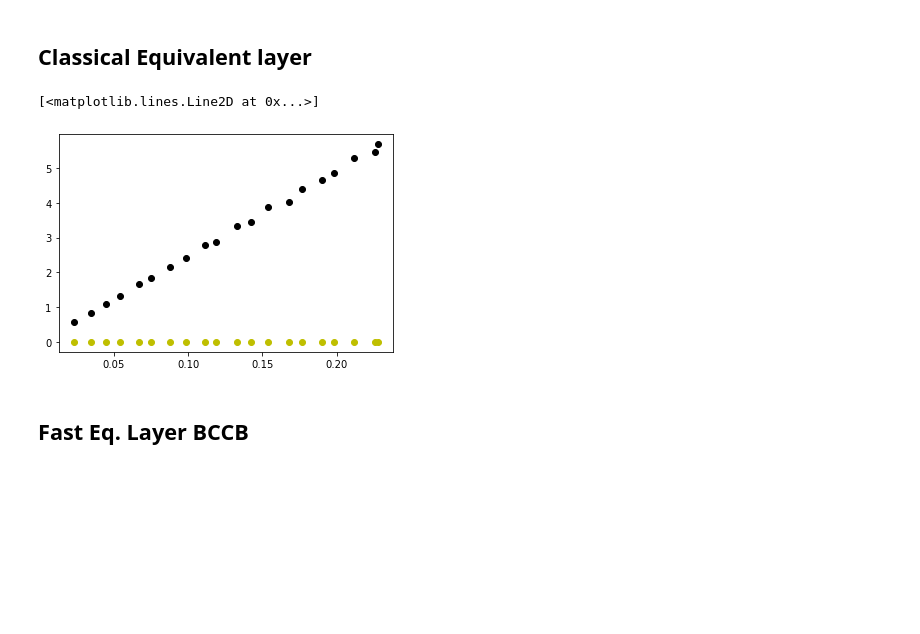
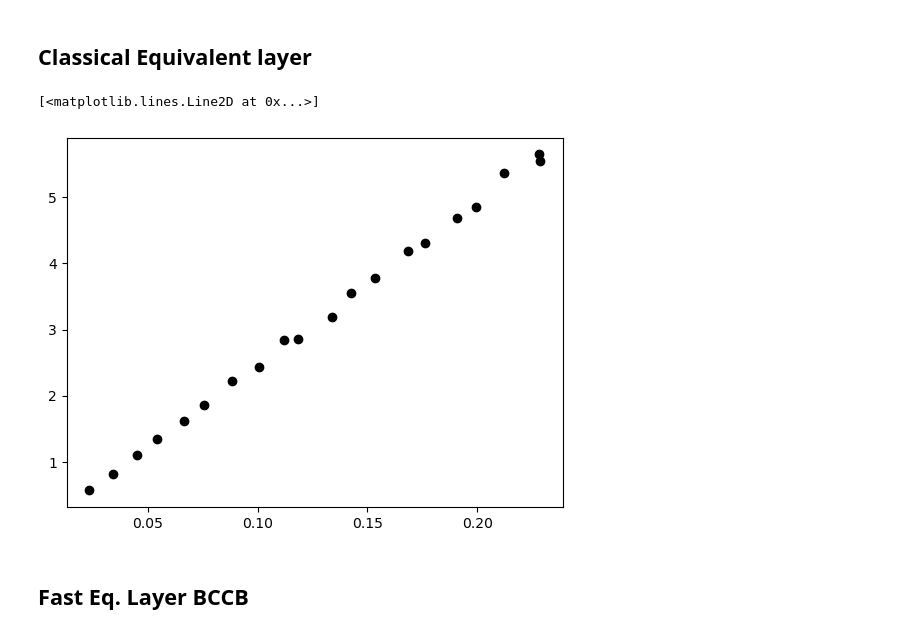
Before and after one commit to DiegoTaka/fast_equivalent_layer, a Jupyter notebook: code/grav/Stability_comparison_grav.ipynb, the cells around one changed output. Saved outputs shown, nothing was run; the diff lists cells and outputs as text; code cells hidden in the pictures; blank space fills up the shorter version.

```diff
--- a/code/grav/Stability_comparison_grav.ipynb
+++ b/code/grav/Stability_comparison_grav.ipynb
@@ -123,9 +111,9 @@ for i in range(len(data)-1):
 # %%
-plt.plot(delta_g,delta_p_classical_0, 'yo')
+#plt.plot(delta_g,delta_p_classical_0, 'yo')
 plt.plot(delta_g,delta_p_classical, 'ko')
 # %% [output]
 [<matplotlib.lines.Line2D at 0x...>]
-[figure, old version]
+[figure, new version]
 # %% [markdown]
 ## Fast Eq. Layer BCCB
 # %%
```
Also changed, not shown: parts of 23 cells of this notebook, 4 other files.
